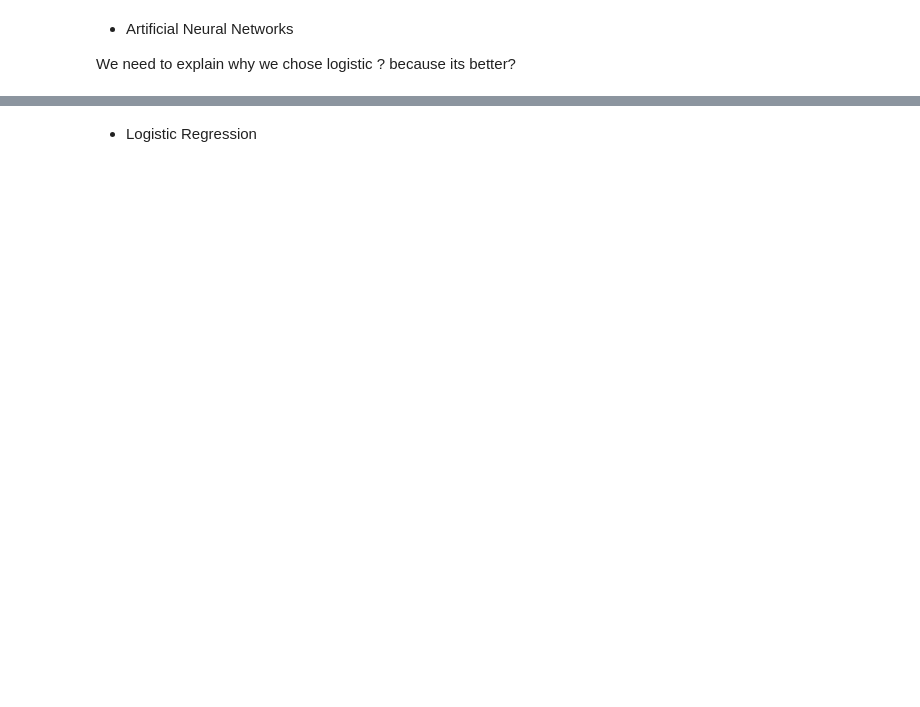
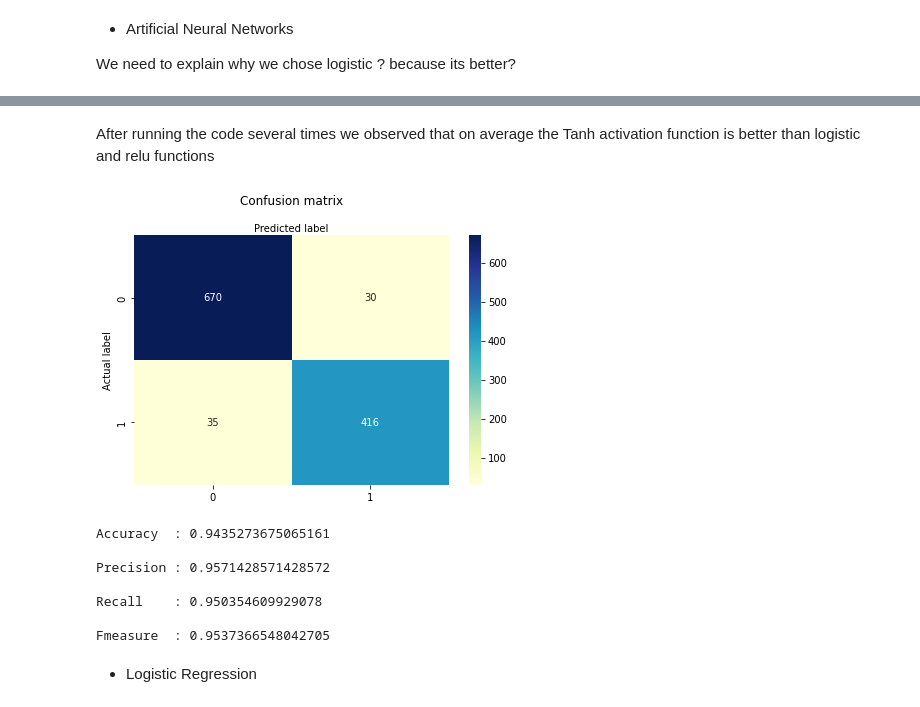
Before and after one commit to mirakaya/ed_temp, a Jupyter notebook: Projeto ED/EDv2.ipynb, the cells around one changed output, grey strips where cells are left out. Cells and saved outputs as stored; diff of their text form; code cells hidden in the pictures; blank space fills up the shorter version.

```diff
--- a/Projeto ED/EDv2.ipynb
+++ b/Projeto ED/EDv2.ipynb
@@ -197,3 +220,49 @@ Accuracy after 8 runs: 93.99435273675067 %
+# %% [markdown]
+After running the code several times we observed that on average the Tanh activation function is better than logistic and relu functions
+# %%
+cnf_matrix = metrics.confusion_matrix(y_test, y_pred)
+#cnf_matrix
+
+
+class_names=['P','F'] # name  of classes
+fig, ax = plt.subplots()
+tick_marks = np.arange(len(class_names))
+plt.xticks(tick_marks, class_names)
+plt.yticks(tick_marks, class_names)
+# create heatmap
+sns.heatmap(pd.DataFrame(cnf_matrix), annot=True, cmap="YlGnBu" ,fmt='g')
+ax.xaxis.set_label_position("top")
+plt.tight_layout()
+plt.title('Confusion matrix', y=1.1)
+plt.ylabel('Actual label')
+plt.xlabel('Predicted label')
+plt.show()
+TP=cnf_matrix[0][0]
+FP=cnf_matrix[0][1]
+FN=cnf_matrix[1][0]
+TN=cnf_matrix[1][1]
+
+P=TP+FN
+N=FP+TN
+
+precision=TP/(TP+FP)
+accuracy=(TP+TN)/(P+N)
+recall=TP/(TP+FN)
+
+Fmeasure=2/((1/precision)+(1/recall))
+print("Accuracy  :",accuracy,"\n")
+print("Precision :",precision,"\n")
+print("Recall    :",recall,"\n")
+print("Fmeasure  :",Fmeasure,"\n")
+# %% [output]
+[figure, added]
+Accuracy  : 0.9435273675065161
+
+Precision : 0.9571428571428572
+
+Recall    : 0.950354609929078
+
+Fmeasure  : 0.9537366548042705
 # %% [markdown]
 - Logistic Regression
 # %%
```
Also changed, not shown: parts of 9 cells of this notebook.
